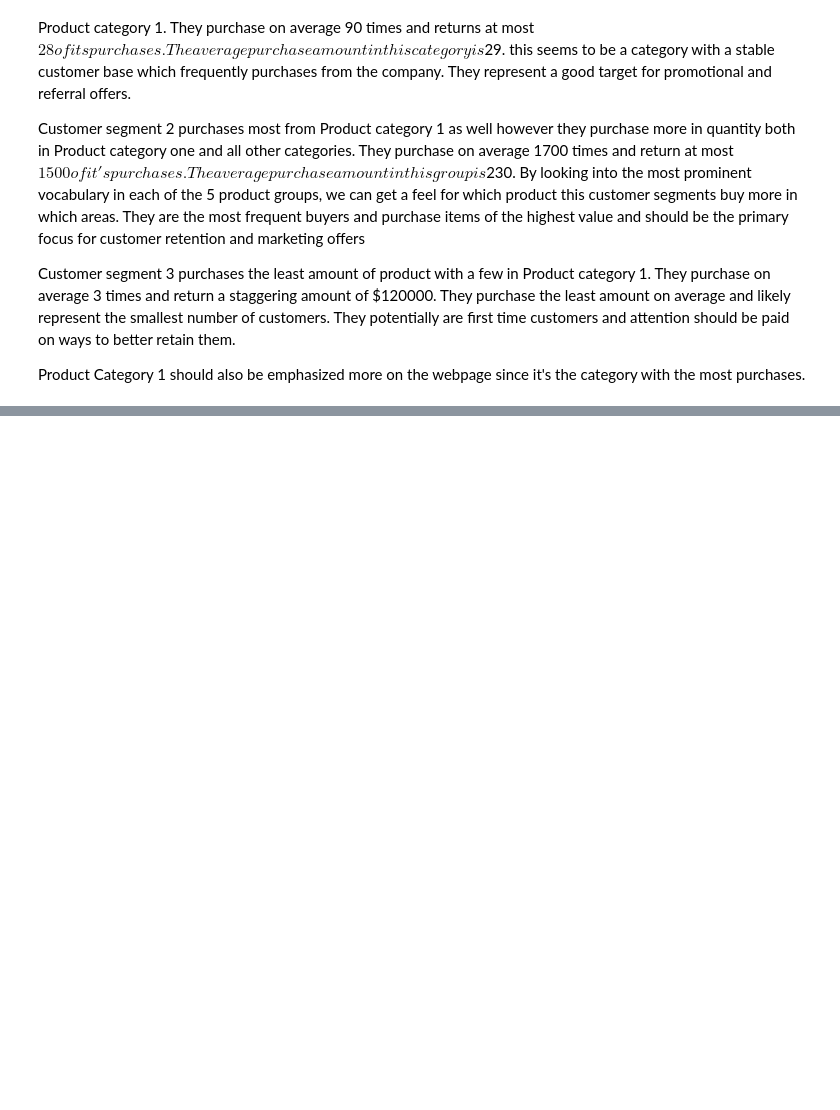
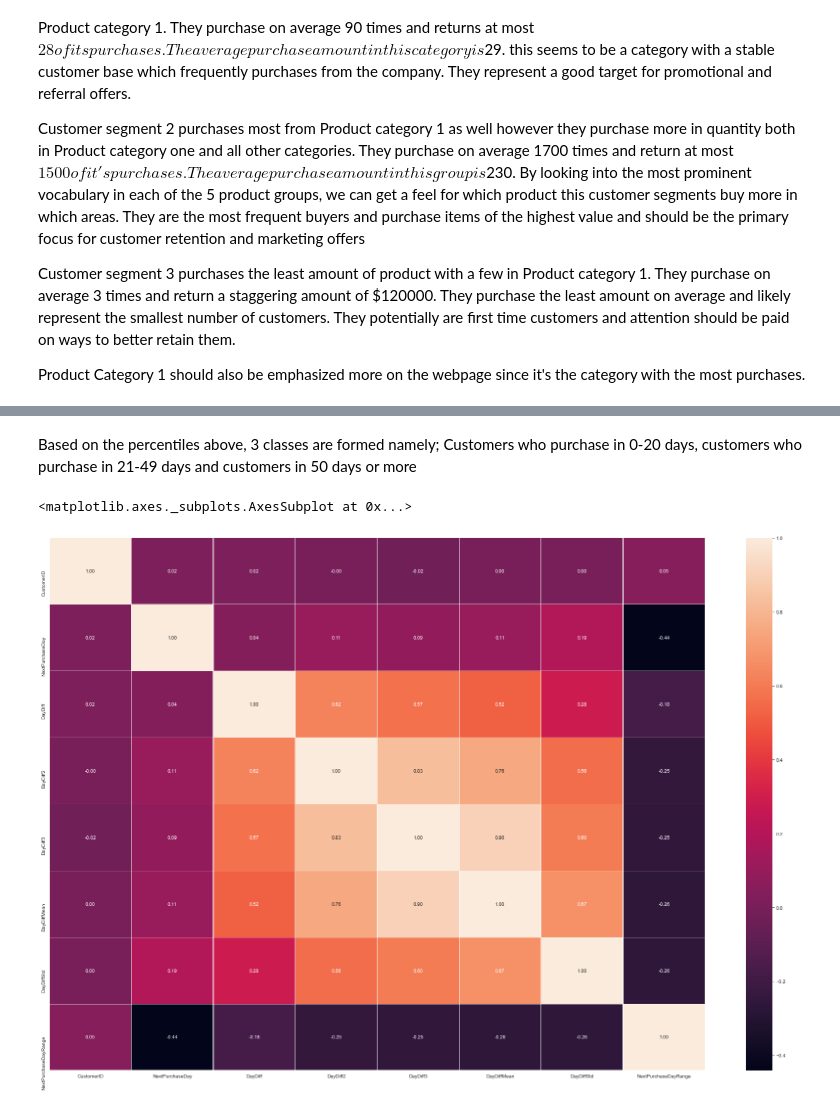
Before and after one commit to BenOsei-Poku/Ecommerce, a Jupyter notebook: Ecommerce.ipynb, the cells around one changed output, grey strips where cells are left out. Drawn from its saved outputs; the diff is of its cells as text; code cells hidden in the pictures; blank space fills up the shorter version.

```diff
--- a/Ecommerce.ipynb
+++ b/Ecommerce.ipynb
@@ -316,0 +435,14 @@ Product Category 1 should also be emphasized more on the webpage since it's the
+# %%
+#find out the mean and standard deviation of the difference between purchases in days for each customer ID
+df_day_diff = df_day_order.groupby('CustomerID').agg({'DayDiff': ['mean','std']}).reset_index()
+df_day_diff.columns = ['CustomerID', 'DayDiffMean','DayDiffStd']
+# %%
+#Drop all customers who have < 3 purchases
+df_day_order_last = df_day_order.drop_duplicates(subset=['CustomerID'],keep='last')
+# %%
+df_day_order_last = df_day_order_last.dropna()
+df_day_order_last = pd.merge(df_day_order_last, df_day_diff, on='CustomerID')
+df_user = pd.merge(df_user, df_day_order_last[['CustomerID','DayDiff','DayDiff2','DayDiff3','DayDiffMean','DayDiffStd']], on='CustomerID')
+#create df_class as a copy of df_user before applying get_dummies to convert categorical columns
+df_class = df_user.copy()
+df_class = pd.get_dummies(df_class)
@@ -316,0 +472,15 @@ Product Category 1 should also be emphasized more on the webpage since it's the
+# %% [markdown]
+Based on the percentiles above, 3 classes are formed namely; Customers who purchase in 0-20 days, customers who purchase in 21-49 days and customers in 50 days or more
+# %%
+#Categorise customers based on purchase frequency
+df_class['NextPurchaseDayRange'] = 2
+df_class.loc[df_class.NextPurchaseDay>20,'NextPurchaseDayRange'] = 1
+df_class.loc[df_class.NextPurchaseDay>50,'NextPurchaseDayRange'] = 0
+# %%
+#Find correlation of variables
+corr = df_class[df_class.columns].corr()
+plt.figure(figsize = (30,20))
+sns.heatmap(corr, annot = True, linewidths=0.2, fmt=".2f")
+# %% [output]
+<matplotlib.axes._subplots.AxesSubplot at 0x...>
+[figure, added]
```
Also changed, not shown: parts of 43 cells of this notebook.
